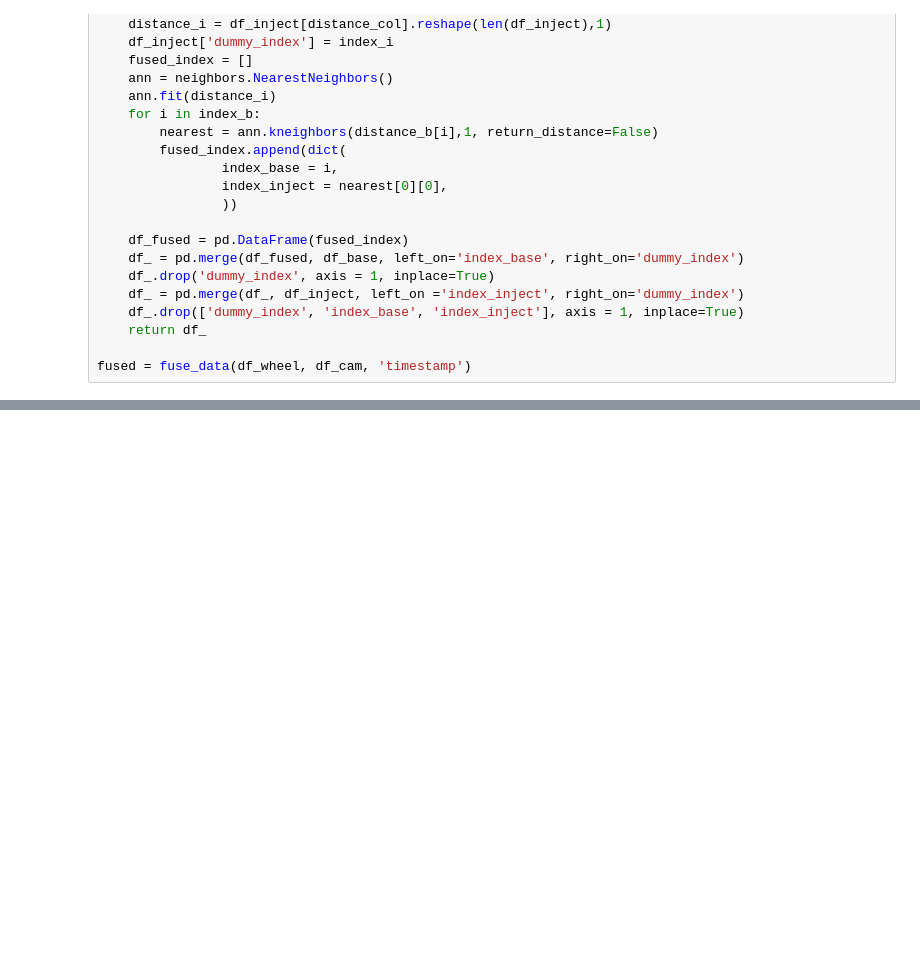
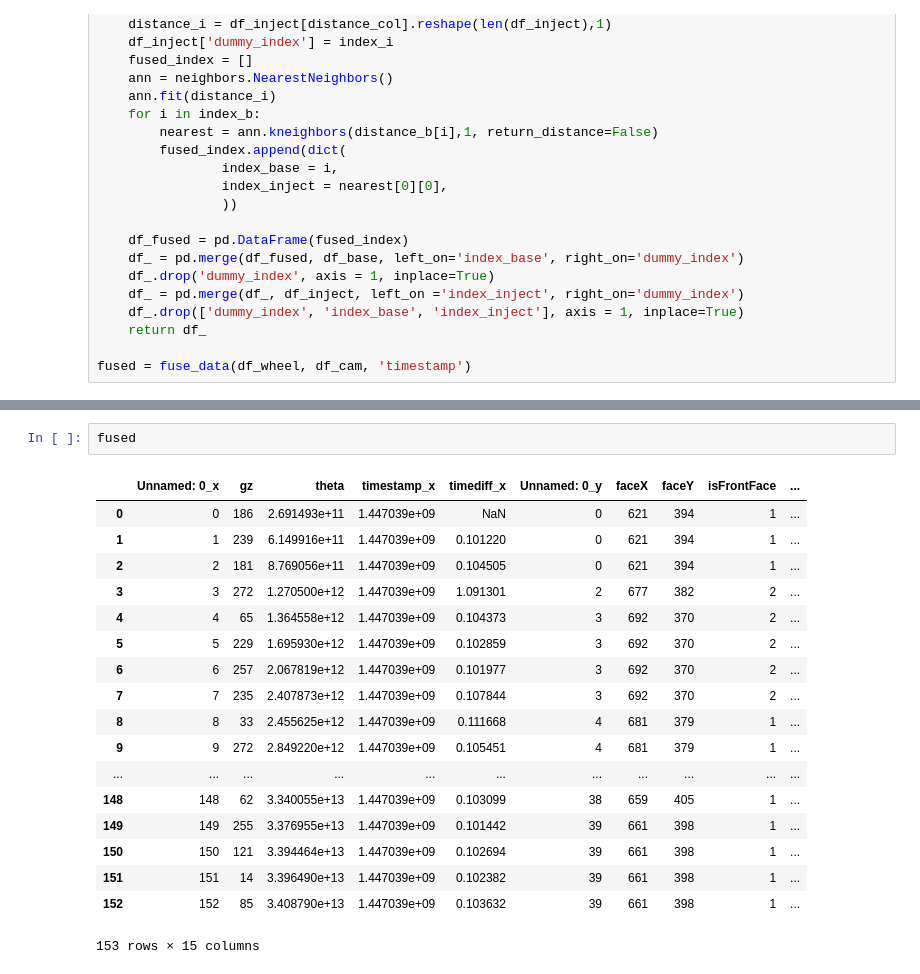
Before and after one commit to chrisngan24/fydp, a Jupyter notebook: experimental/data_fusion/init_analysis.ipynb, the cells around one changed output, grey strips where cells are left out. Drawn from its saved outputs; the diff is of its cells as text; blank space fills up the shorter version.

```diff
--- a/experimental/data_fusion/init_analysis.ipynb
+++ b/experimental/data_fusion/init_analysis.ipynb
@@ -119,0 +107,21 @@ Name: timestamp, Length: 153, dtype: float64
+# %%
+fused
+# %% [output]
+|  | Unnamed: 0_x | gz | theta | timestamp_x | timediff_x | Unnamed: 0_y | faceX | faceY | isFrontFace | ... |
+| 0 | 0 | 186 | 2.691493e+11 | 1.447039e+09 | NaN | 0 | 621 | 394 | 1 | ... |
+| 1 | 1 | 239 | 6.149916e+11 | 1.447039e+09 | 0.101220 | 0 | 621 | 394 | 1 | ... |
+| 2 | 2 | 181 | 8.769056e+11 | 1.447039e+09 | 0.104505 | 0 | 621 | 394 | 1 | ... |
+| 3 | 3 | 272 | 1.270500e+12 | 1.447039e+09 | 1.091301 | 2 | 677 | 382 | 2 | ... |
+| 4 | 4 | 65 | 1.364558e+12 | 1.447039e+09 | 0.104373 | 3 | 692 | 370 | 2 | ... |
+| 5 | 5 | 229 | 1.695930e+12 | 1.447039e+09 | 0.102859 | 3 | 692 | 370 | 2 | ... |
+| 6 | 6 | 257 | 2.067819e+12 | 1.447039e+09 | 0.101977 | 3 | 692 | 370 | 2 | ... |
+| 7 | 7 | 235 | 2.407873e+12 | 1.447039e+09 | 0.107844 | 3 | 692 | 370 | 2 | ... |
+| 8 | 8 | 33 | 2.455625e+12 | 1.447039e+09 | 0.111668 | 4 | 681 | 379 | 1 | ... |
+| 9 | 9 | 272 | 2.849220e+12 | 1.447039e+09 | 0.105451 | 4 | 681 | 379 | 1 | ... |
+| ... | ... | ... | ... | ... | ... | ... | ... | ... | ... | ... |
+| 148 | 148 | 62 | 3.340055e+13 | 1.447039e+09 | 0.103099 | 38 | 659 | 405 | 1 | ... |
+| 149 | 149 | 255 | 3.376955e+13 | 1.447039e+09 | 0.101442 | 39 | 661 | 398 | 1 | ... |
+| 150 | 150 | 121 | 3.394464e+13 | 1.447039e+09 | 0.102694 | 39 | 661 | 398 | 1 | ... |
+| 151 | 151 | 14 | 3.396490e+13 | 1.447039e+09 | 0.102382 | 39 | 661 | 398 | 1 | ... |
+| 152 | 152 | 85 | 3.408790e+13 | 1.447039e+09 | 0.103632 | 39 | 661 | 398 | 1 | ... |
+153 rows × 15 columns
```
Also changed, not shown: parts of 5 cells of this notebook, 1 other file.
